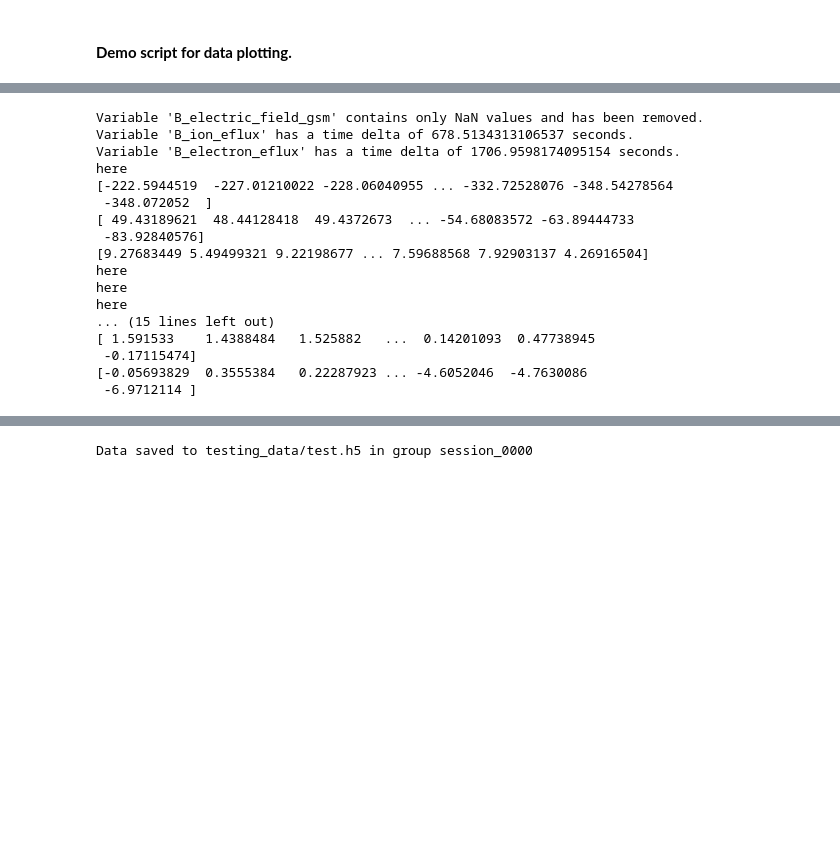
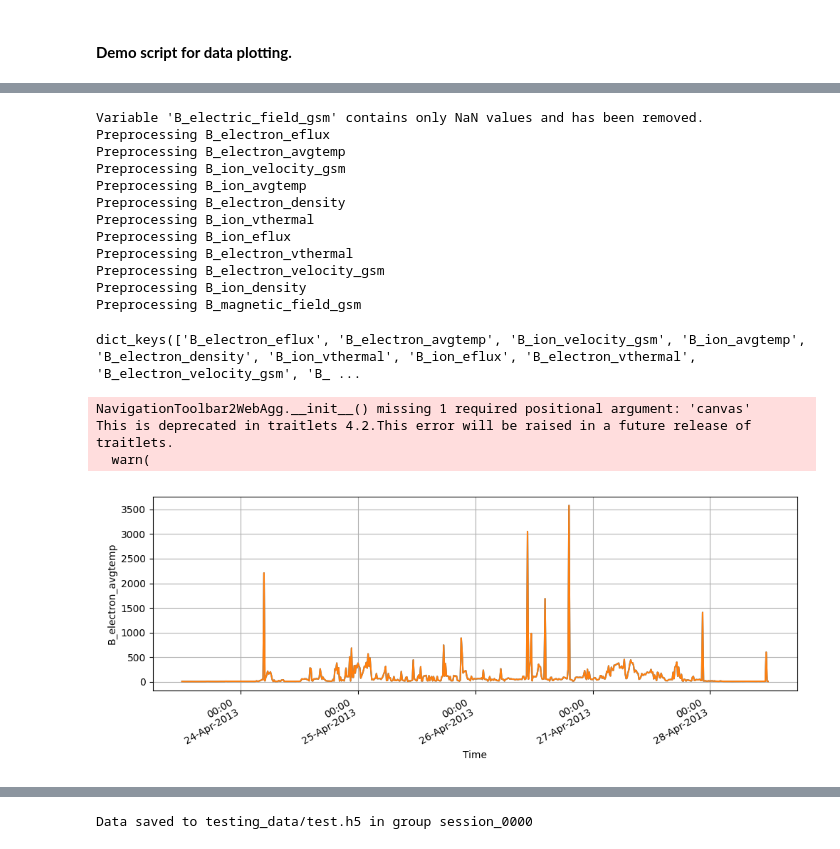
Before and after one commit to ianmaes/Magnetotail-Boundary-with-ML, a Jupyter notebook: Data/extraction_demo-Ian.ipynb, the cells around one changed output, grey strips where cells are left out. Cells and saved outputs as stored; diff of their text form; code cells hidden in the pictures; blank space fills up the shorter version.

```diff
--- a/Data/extraction_demo-Ian.ipynb
+++ b/Data/extraction_demo-Ian.ipynb
@@ -43,23 +46,29 @@ test_data_class = deepcopy(data_class)
 # %%
 test_data_class.reset_data()
 # %%
-test_data_class.convert_min_delta_all(start_time='2013-04-24 00:00:00', end_time='2013-04-28 00:00:00', dt_method='max', custom_time_delta=678.5134313106537)
+test_data_class.convert_min_delta_all(start_time='2013-04-23 12:00:00', end_time='2013-04-28 12:00:00', dt_method='max', custom_time_delta=678.5134313106537)
 # %% [output]
 Variable 'B_electric_field_gsm' contains only NaN values and has been removed.
-Variable 'B_ion_eflux' has a time delta of 678.5134313106537 seconds.
-Variable 'B_electron_eflux' has a time delta of 1706.9598174095154 seconds.
-here
-[-222.5944519  -227.01210022 -228.06040955 ... -332.72528076 -348.54278564
- -348.072052  ]
-[ 49.43189621  48.44128418  49.4372673  ... -54.68083572 -63.89444733
- -83.92840576]
-[9.27683449 5.49499321 9.22198677 ... 7.59688568 7.92903137 4.26916504]
-here
-here
-here
-... (15 lines left out)
-[ 1.591533    1.4388484   1.525882   ...  0.14201093  0.47738945
- -0.17115474]
-[-0.05693829  0.3555384   0.22287923 ... -4.6052046  -4.7630086
- -6.9712114 ]
+Preprocessing B_electron_eflux
+Preprocessing B_electron_avgtemp
+Preprocessing B_ion_velocity_gsm
+Preprocessing B_ion_avgtemp
+Preprocessing B_electron_density
+Preprocessing B_ion_vthermal
+Preprocessing B_ion_eflux
+Preprocessing B_electron_vthermal
+Preprocessing B_electron_velocity_gsm
+Preprocessing B_ion_density
+Preprocessing B_magnetic_field_gsm
+# %%
+test_data_class.data.keys()
+# %% [output]
+dict_keys(['B_electron_eflux', 'B_electron_avgtemp', 'B_ion_velocity_gsm', 'B_ion_avgtemp', 'B_electron_density', 'B_ion_vthermal', 'B_ion_eflux', 'B_electron_vthermal', 'B_electron_velocity_gsm', 'B_ ...
+# %%
+test_data_class.plot_variables(variable_names=['B_electron_avgtemp'])
+# %% [output]
+NavigationToolbar2WebAgg.__init__() missing 1 required positional argument: 'canvas'
+This is deprecated in traitlets 4.2.This error will be raised in a future release of traitlets.
+  warn(
+[figure, added]
 # %%
```
Also changed, not shown: parts of 4 cells of this notebook, 8 other files.
